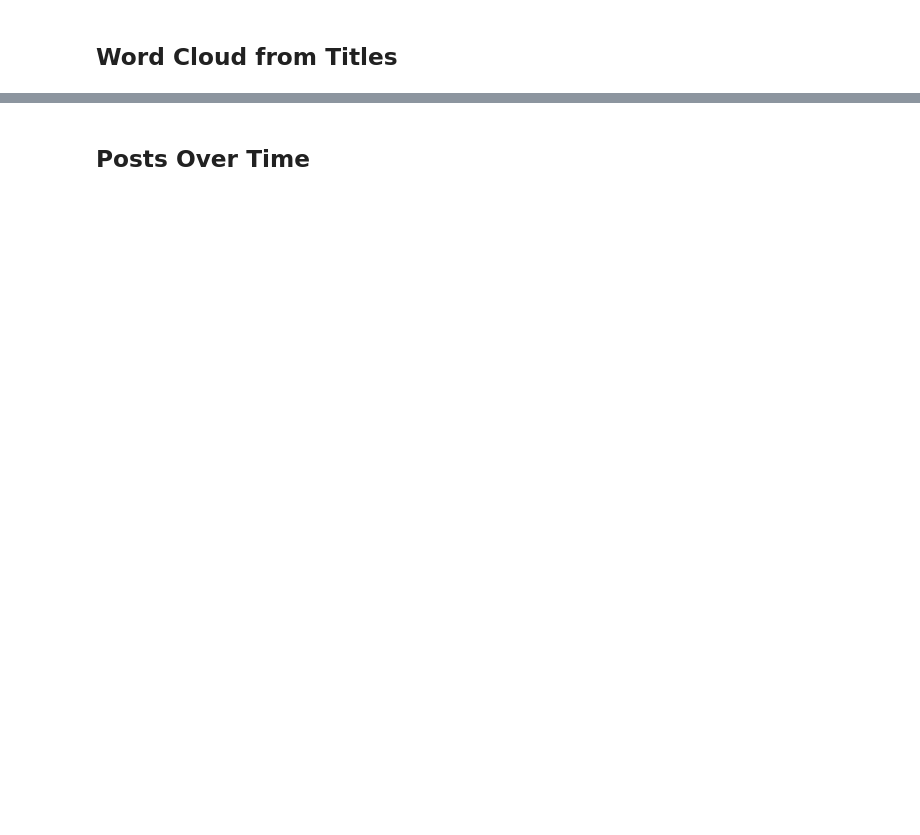
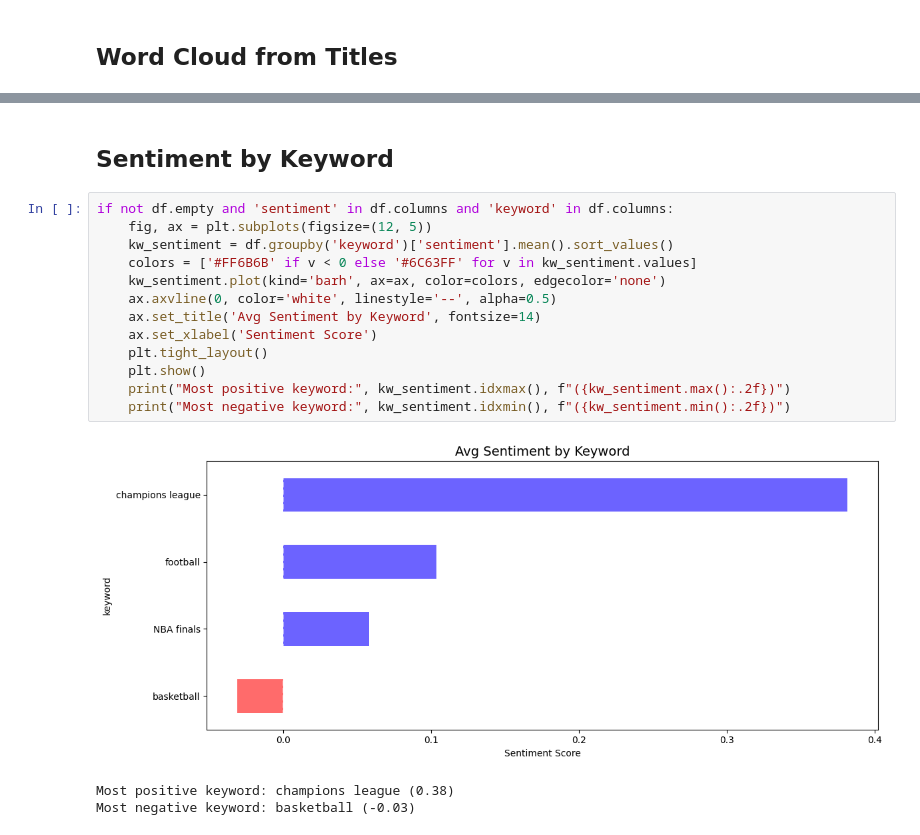
Before and after one commit to Noamka3/Sports_scraper, a Jupyter notebook: notebooks/eda_sports.ipynb, the cells around one changed output, grey strips where cells are left out. Cells and saved outputs as stored; diff of their text form; blank space fills up the shorter version.

```diff
--- a/notebooks/eda_sports.ipynb
+++ b/notebooks/eda_sports.ipynb
@@ -104,2 +155,19 @@ if not df.empty and 'title' in df.columns:
-# %% [markdown]
-## Posts Over Time
+# %% [markdown]
+## Sentiment by Keyword
+# %%
+if not df.empty and 'sentiment' in df.columns and 'keyword' in df.columns:
+    fig, ax = plt.subplots(figsize=(12, 5))
+    kw_sentiment = df.groupby('keyword')['sentiment'].mean().sort_values()
+    colors = ['#FF6B6B' if v < 0 else '#6C63FF' for v in kw_sentiment.values]
+    kw_sentiment.plot(kind='barh', ax=ax, color=colors, edgecolor='none')
+    ax.axvline(0, color='white', linestyle='--', alpha=0.5)
+    ax.set_title('Avg Sentiment by Keyword', fontsize=14)
+    ax.set_xlabel('Sentiment Score')
+    plt.tight_layout()
+    plt.show()
+    print("Most positive keyword:", kw_sentiment.idxmax(), f"({kw_sentiment.max():.2f})")
+    print("Most negative keyword:", kw_sentiment.idxmin(), f"({kw_sentiment.min():.2f})")
+# %% [output]
+[figure, added]
+Most positive keyword: champions league (0.38)
+Most negative keyword: basketball (-0.03)
```
Also changed, not shown: parts of 14 cells of this notebook.
